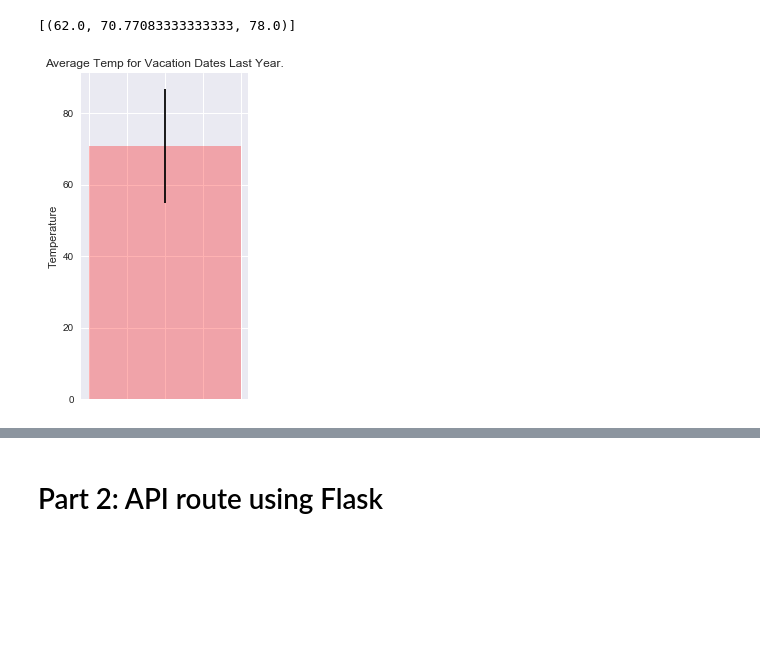
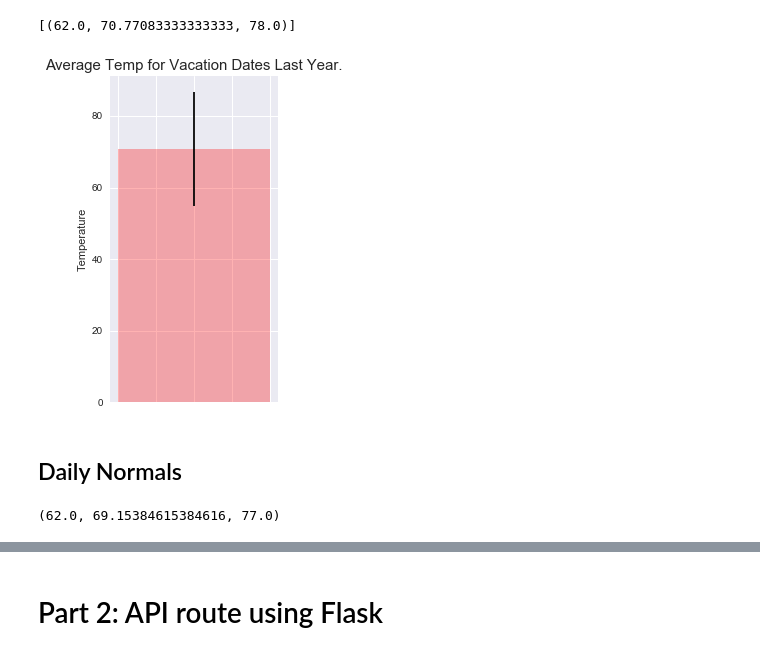
Before and after one commit to mtoriello0725/Climate-Analysis-Application, a Jupyter notebook: Climate.ipynb, the cells around one changed output, grey strips where cells are left out. Cells and saved outputs as stored; diff of their text form; code cells hidden in the pictures; blank space fills up the shorter version.

Commit message:
Created additional daily normal temperature analysis for duration of desired dates of vacation. Added details to Precipitation plot as well

```diff
--- a/Climate.ipynb
+++ b/Climate.ipynb
@@ -102,5 +108,5 @@ measurement_df.head()
 # %%
-station_id = "USC00519397"
+station_id = "USC00516128"
 
 prcp_byStation = measurement_df.loc[measurement_df['station'] == station_id]
 # %%
@@ -213,14 +217,14 @@ print(calc_temps('2017-03-01', '2017-03-08'))
 # %%
 vaca_temps = calc_temps('2017-03-01', '2017-03-08')
 vaca_temps = vaca_temps[0]
 fig, ax=plt.subplots(figsize=(3,6))
 yerr_bar = vaca_temps[2]-vaca_temps[0]
 
 ax.bar(x=0, height=vaca_temps[1], yerr=yerr_bar, alpha=.3, color='r', width=1)
 ax.set_xticklabels(labels="")
 ax.set_ylabel("Temperature")
-ax.set_title(f"Average Temp for Vacation Dates Last Year.")
+ax.set_title(f"Average Temp for Vacation Dates Last Year.", fontsize=15)
 
 plt.show()
 # %% [output]
-[figure, old version]
+[figure, new version]
@@ -226,0 +233,20 @@ plt.show()
+# %% [markdown]
+## Daily Normals
+# %%
+def daily_normals(date):
+    """Daily Normals.
+
+    Args:
+        date (str): A date string in the format '%m-%d'
+
+    Returns:
+        A list of tuples containing the daily normals, tmin, tavg, and tmax
+
+    """
+
+    sel = [func.min(measurement.tobs), func.avg(measurement.tobs), func.max(measurement.tobs)]
+    return session.query(*sel).filter(func.strftime("%m-%d", measurement.date) == date).all()
+
+daily_normals("01-01")[0]
+# %% [output]
+(62.0, 69.15384615384616, 77.0)
```
Also changed, not shown: parts of 9 cells of this notebook.
